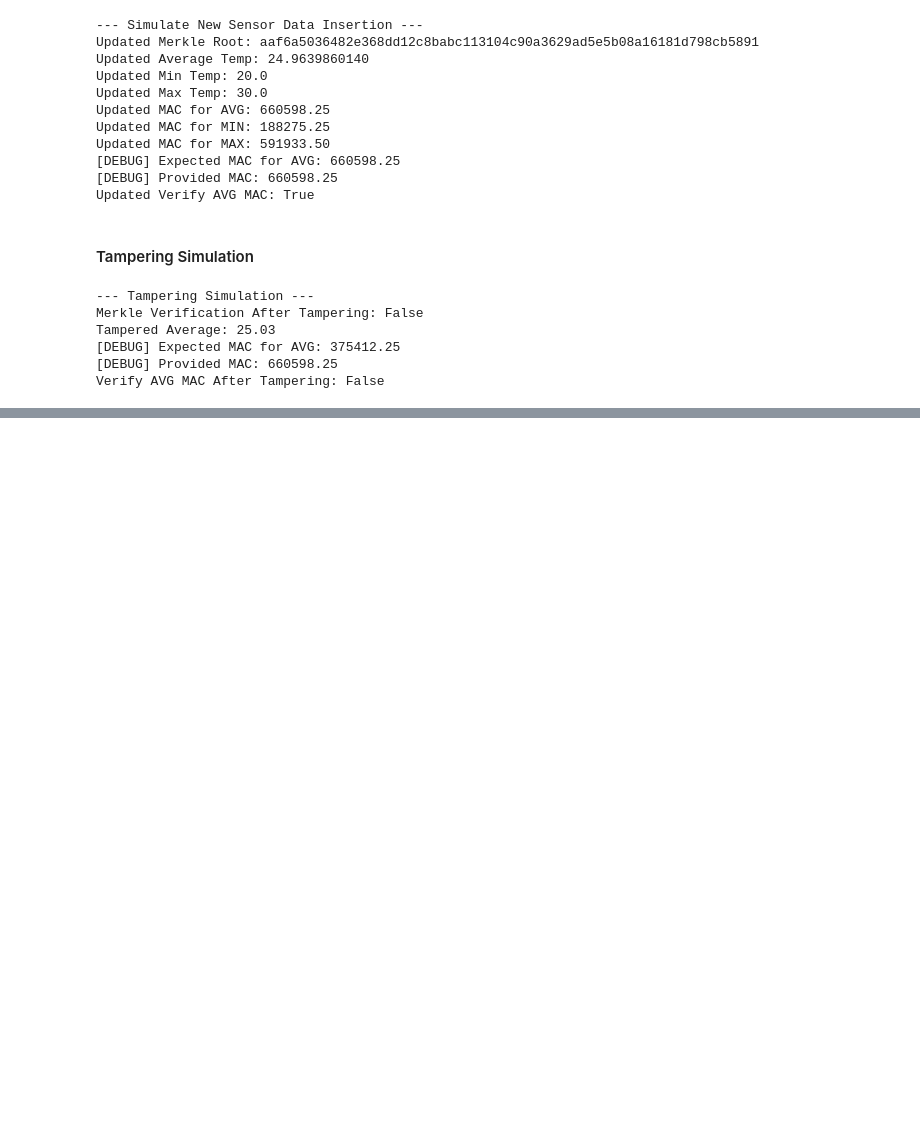
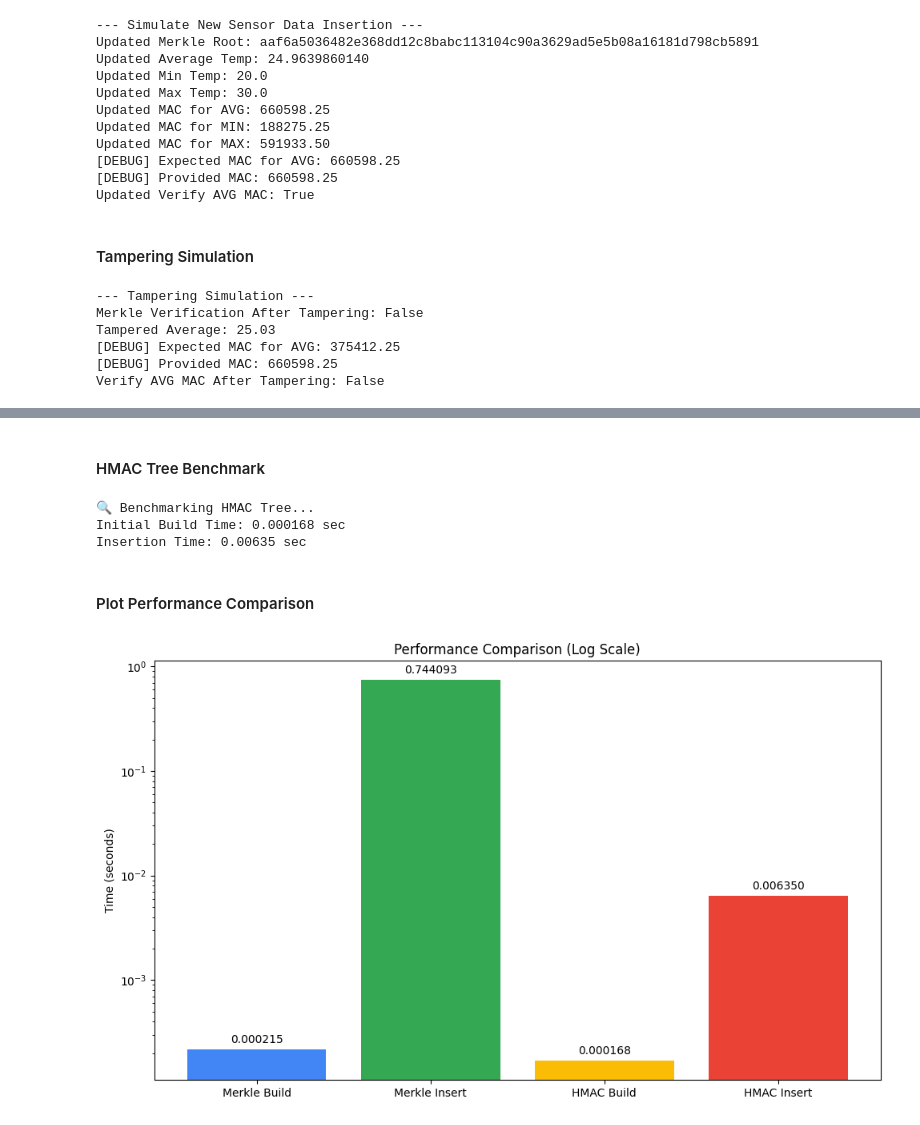
Before and after one commit to vrMithun/food-supply-chain-security, a Jupyter notebook: Research.ipynb, the cells around one changed output, grey strips where cells are left out. Saved outputs shown, nothing was run; the diff lists cells and outputs as text; code cells hidden in the pictures; blank space fills up the shorter version.

Commit message:
main notebook

```diff
--- a/Research.ipynb
+++ b/Research.ipynb
@@ -319,0 +336,11 @@ Verify AVG MAC After Tampering: False
+# %%
+# Load JSON sensor data (assumes this notebook is in the same folder as 'data/')
+data_path = os.path.join('data', 'sensor_values.json')
+
+if not os.path.exists(data_path):
+    raise FileNotFoundError(f"Sensor data file not found at: {data_path}")
+
+with open(data_path, 'r') as f:
+    sensor_data = json.load(f)["sensor_data"]
+
+print(f"✅ Total Data Points Loaded: {len(sensor_data)}")
@@ -319,0 +386,48 @@ Verify AVG MAC After Tampering: False
+# %% [markdown]
+#### HMAC Tree Benchmark
+# %%
+print("\n🔍 Benchmarking HMAC Tree...")
+
+key = Decimal('7.25')
+hmac_tree = HMACTree(key)
+
+# Initial Build
+start_build = time.perf_counter()
+for entry in initial_entries:
+    hmac_tree.insert(entry["timestamp"], entry["temperature"])
+end_build = time.perf_counter()
+
+# Insertions
+insert_start = time.perf_counter()
+for entry in insertion_entries:
+    hmac_tree.insert(entry["timestamp"], entry["temperature"])
+insert_end = time.perf_counter()
+
+# Timing results
+hmac_build_time = round(end_build - start_build, 6)
+hmac_insert_time = round(insert_end - insert_start, 6)
+
+print(f"Initial Build Time: {hmac_build_time} sec")
+print(f"Insertion Time: {hmac_insert_time} sec")
+# %% [output]
+🔍 Benchmarking HMAC Tree...
+Initial Build Time: 0.000168 sec
+Insertion Time: 0.00635 sec
+# %% [markdown]
+#### Plot Performance Comparison
+# %%
+plt.figure(figsize=(10, 6))
+bars = plt.bar(labels, times, color=colors)
+plt.ylabel("Time (seconds)")
+plt.yscale("log")  # 👈 Use log scale
+plt.title("Performance Comparison (Log Scale)")
+
+# Add value labels (still works on log scale)
+for bar in bars:
+    yval = bar.get_height()
+    plt.text(bar.get_x() + bar.get_width()/2.0, yval * 1.1, f"{yval:.6f}", ha='center', va='bottom')
+
+plt.tight_layout()
+plt.show()
+# %% [output]
+[figure, added]
```
Also changed, not shown: parts of 9 cells of this notebook.
